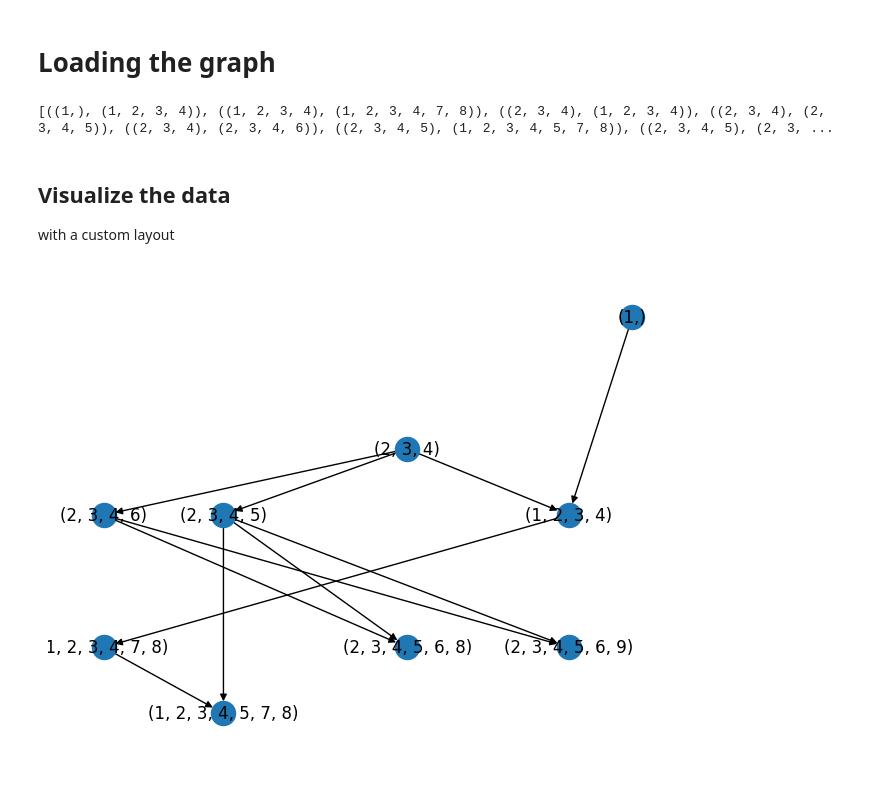
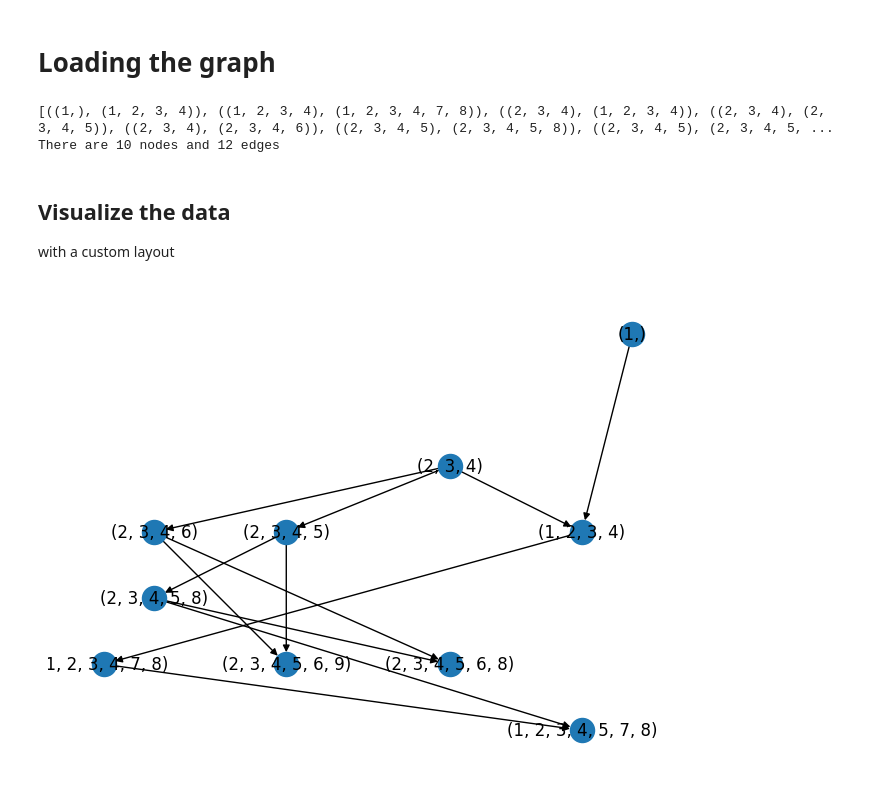
Before and after one commit to simondoesstuff/SubsetLatticeBuilder, a Jupyter notebook: pythonAnalysis/src/convEvo.ipynb, the cells around one changed output. Saved outputs shown, nothing was run; the diff lists cells and outputs as text; code cells hidden in the pictures.

```diff
--- a/pythonAnalysis/src/convEvo.ipynb
+++ b/pythonAnalysis/src/convEvo.ipynb
@@ -5,26 +5,29 @@ import networkx as nx
 import matplotlib.pyplot as plt
 # %%
 # iterate each line as an edge
-data = "../../soln/9.soln"
+data = "../../soln/10.txt"
 parseNode = lambda x: tuple((int(y) for y in x.split(' ')))
 G = nx.read_edgelist(data, create_using=nx.DiGraph(), nodetype=parseNode, delimiter=' -> ')
 
 print(G.edges())
+print(f"There are {len(G.nodes())} nodes and {len(G.edges())} edges")
 # %% [output]
-[((1,), (1, 2, 3, 4)), ((1, 2, 3, 4), (1, 2, 3, 4, 7, 8)), ((2, 3, 4), (1, 2, 3, 4)), ((2, 3, 4), (2, 3, 4, 5)), ((2, 3, 4), (2, 3, 4, 6)), ((2, 3, 4, 5), (1, 2, 3, 4, 5, 7, 8)), ((2, 3, 4, 5), (2, 3, ...
+[((1,), (1, 2, 3, 4)), ((1, 2, 3, 4), (1, 2, 3, 4, 7, 8)), ((2, 3, 4), (1, 2, 3, 4)), ((2, 3, 4), (2, 3, 4, 5)), ((2, 3, 4), (2, 3, 4, 6)), ((2, 3, 4, 5), (2, 3, 4, 5, 8)), ((2, 3, 4, 5), (2, 3, 4, 5, ...
+There are 10 nodes and 12 edges
 # %% [markdown]
 ## Visualize the data
 with a custom layout
 # %%
 def height_layout(G):
     # start with a circular layout and adjust the y cords to the length of the node content
     pos = nx.circular_layout(G)
     pos = { node: [x, -len(node)] for node, (x, y) in pos.items() }
-    pos = nx.drawing.layout.rescale_layout_dict(pos, scale=1)
     return pos
 
 
-nx.draw(G, height_layout(G), with_labels=True)
+# only draw the first few nodes
+G_sub = G.subgraph(list(G.nodes())[:50])
+nx.draw(G_sub, height_layout(G_sub), with_labels=True)
 plt.show()
 # %% [output]
-[figure, old version]
+[figure, new version]
```
Also changed, not shown: parts of 10 cells of this notebook, 24 other files.
